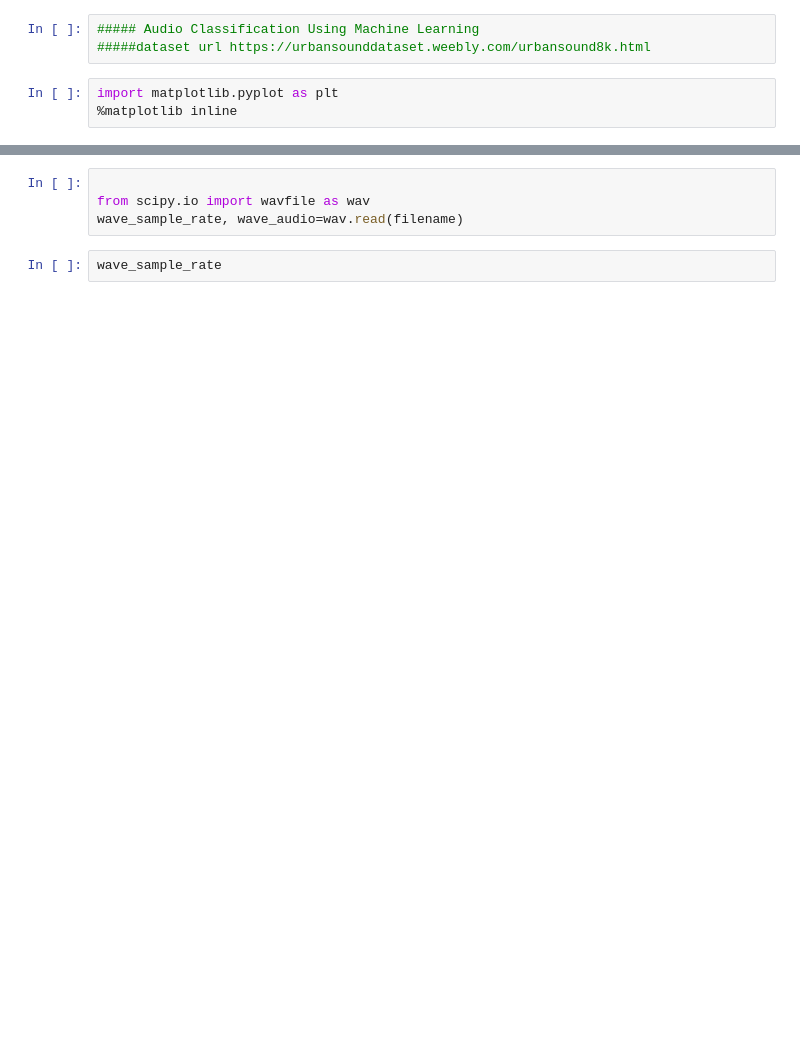
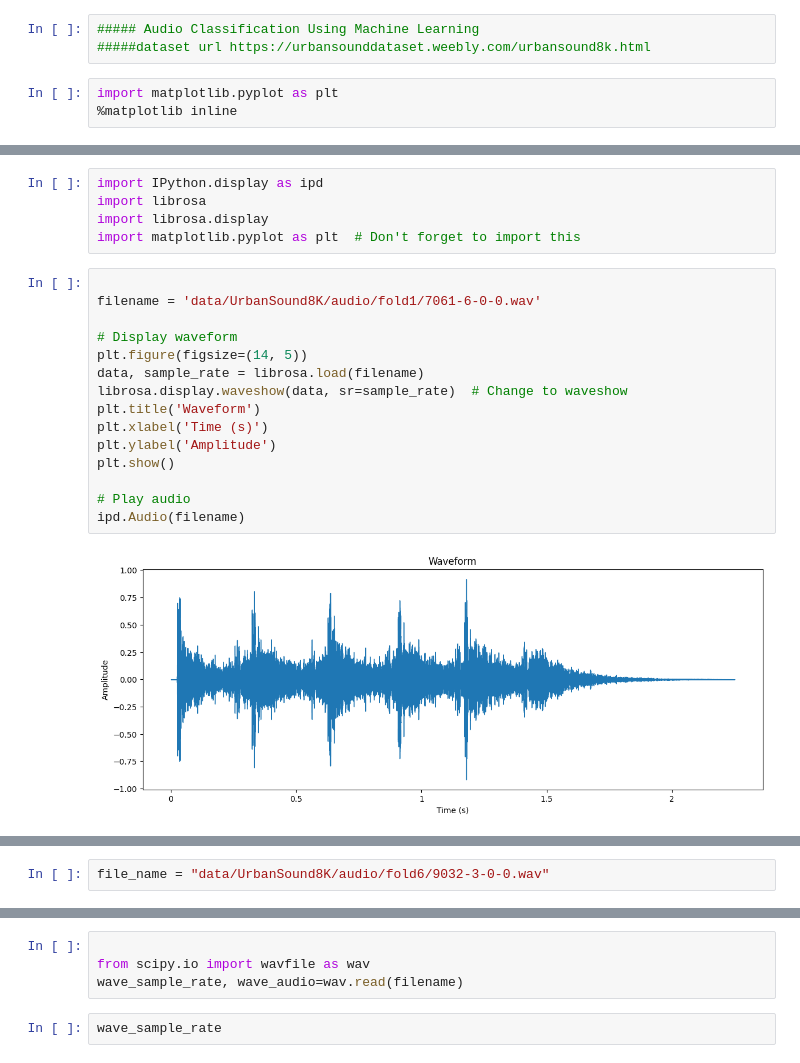
Before and after one commit to yash-raj202134/Audio-classification, a Jupyter notebook: audio_classification_EDA.ipynb, the cells around one changed output, grey strips where cells are left out. Drawn from its saved outputs; the diff is of its cells as text; blank space fills up the shorter version.

```diff
--- a/audio_classification_EDA.ipynb
+++ b/audio_classification_EDA.ipynb
@@ -32,0 +52,22 @@ import librosa.display
+# %%
+import IPython.display as ipd
+import librosa
+import librosa.display
+import matplotlib.pyplot as plt  # Don't forget to import this
+# %%
+
+filename = 'data/UrbanSound8K/audio/fold1/7061-6-0-0.wav'
+
+# Display waveform
+plt.figure(figsize=(14, 5))
+data, sample_rate = librosa.load(filename)
+librosa.display.waveshow(data, sr=sample_rate)  # Change to waveshow
+plt.title('Waveform')
+plt.xlabel('Time (s)')
+plt.ylabel('Amplitude')
+plt.show()
+
+# Play audio
+ipd.Audio(filename)
+# %% [output]
+[figure, added]
@@ -33 +75,3 @@ import librosa.display
+# %%
+file_name = "data/UrbanSound8K/audio/fold6/9032-3-0-0.wav"
 # %%
```
Also changed, not shown: parts of 16 cells of this notebook, 1 other file.
